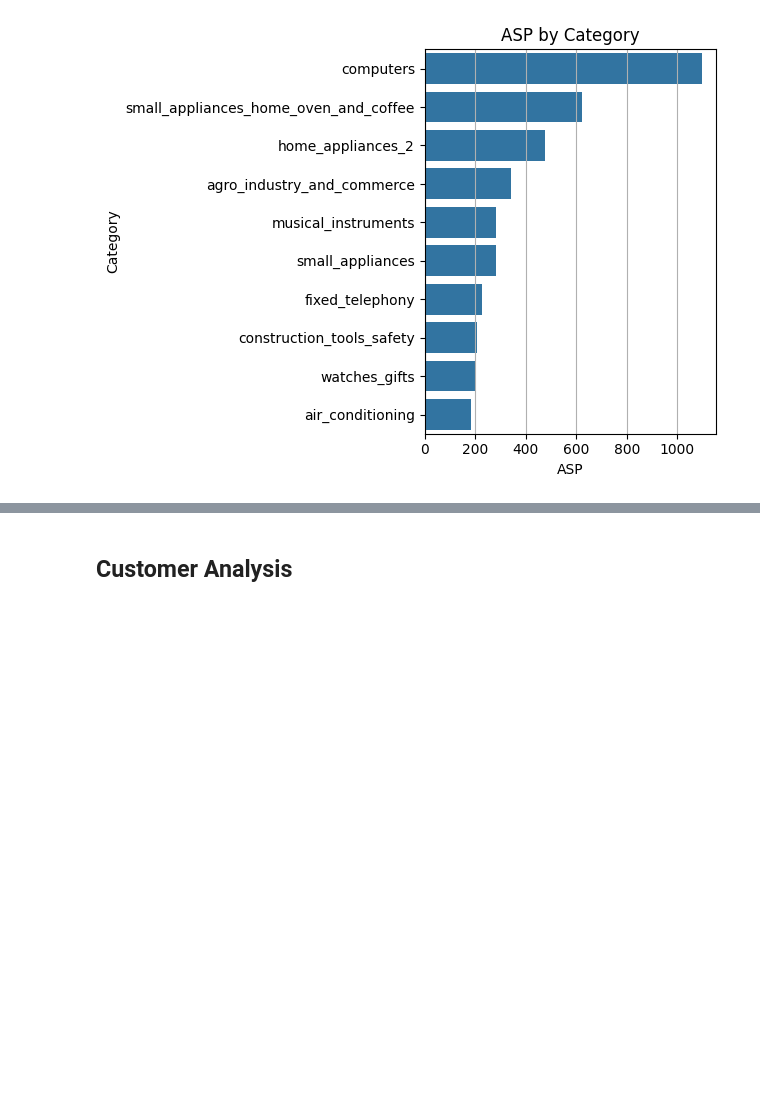
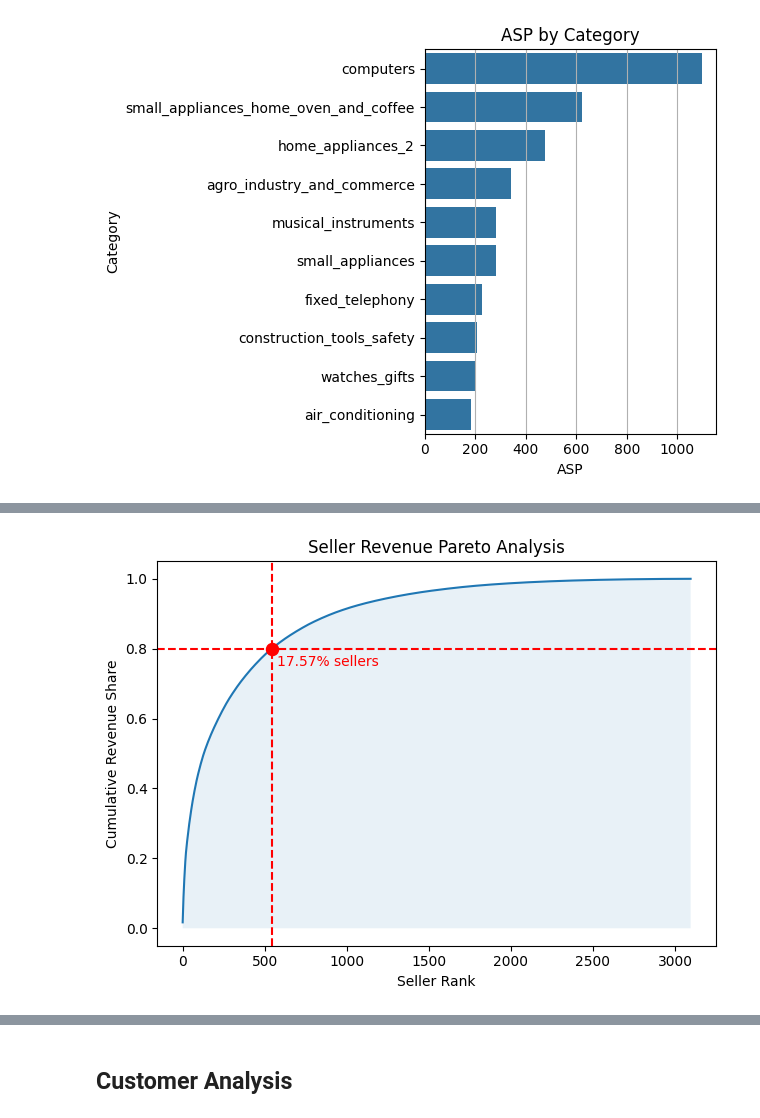
Before and after one commit to MattiaVerardi/olist-ecommerce-analytics, a Jupyter notebook: python/10_eda.ipynb, the cells around one changed output, grey strips where cells are left out. Cells and saved outputs as stored; diff of their text form; code cells hidden in the pictures; blank space fills up the shorter version.

Commit message:
add seller performance analysis

```diff
--- a/python/10_eda.ipynb
+++ b/python/10_eda.ipynb
@@ -2978,0 +2992,13 @@ plt.show()
+# %%
+revenue_by_seller = seller_performance[[
+    "seller",
+    "revenue",
+    "revenue_share"
+]].sort_values(
+    by="revenue_share",
+    ascending=False
+).assign(
+    revenue_share_cum=lambda x: x["revenue_share"].cumsum()
+)
+
+revenue_by_seller
@@ -2978,0 +3019,50 @@ plt.show()
+# %%
+revenue_rank = np.arange(1,len(revenue_by_seller)+1)
+revenue_80 = len(
+    revenue_by_seller[revenue_by_seller["revenue_share_cum"]<=0.8]
+)+1
+revenue_80_pct = round(
+    revenue_80/(len(revenue_by_seller)+1)*100,
+    2
+)
+
+sns.lineplot(
+    data=revenue_by_seller,
+    x=revenue_rank,
+    y="revenue_share_cum"
+)
+plt.fill_between(
+    x=revenue_rank,
+    y1=revenue_by_seller["revenue_share_cum"],
+    alpha=0.1
+)
+plt.scatter(
+    x=revenue_80,
+    y=0.8,
+    s=75,
+    color="red",
+    zorder=2
+)
+plt.axhline(
+    y=0.8,
+    ls="--",
+    color="red"
+)
+plt.axvline(
+    x=revenue_80,
+    ls="--",
+    color="red"
+)
+plt.annotate(
+    text=f"{revenue_80_pct}% sellers",
+    xy=(revenue_80, 0.8),
+    xytext=(revenue_80+30, 0.75),
+    color="red"
+)
+plt.title("Seller Revenue Pareto Analysis")
+plt.xlabel("Seller Rank")
+plt.ylabel("Cumulative Revenue Share")
+plt.tight_layout()
+plt.show()
+# %% [output]
+[figure, added]
```
Also changed, not shown: parts of 7 cells of this notebook, 1 other file.
